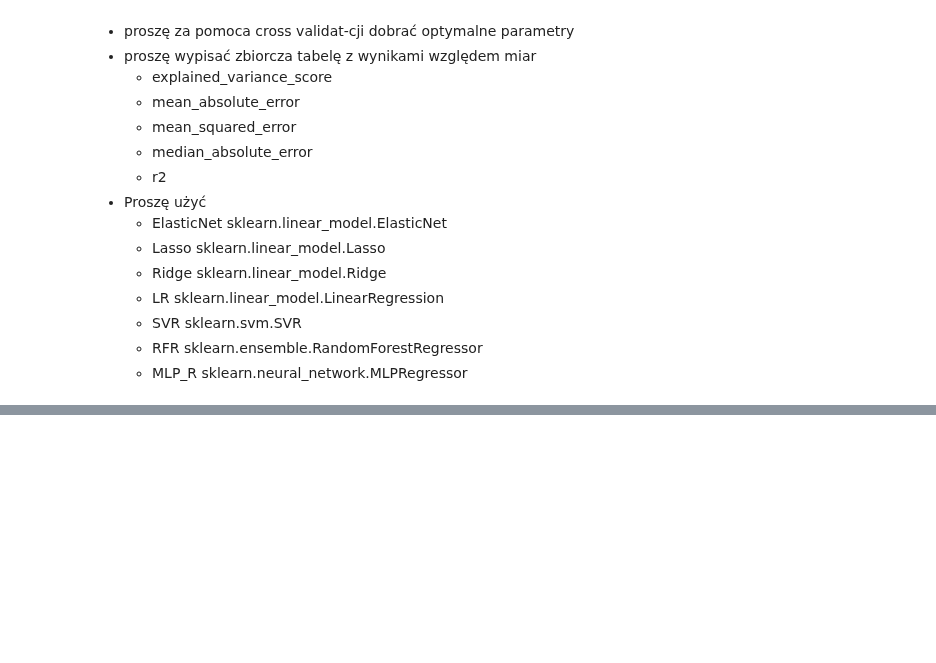
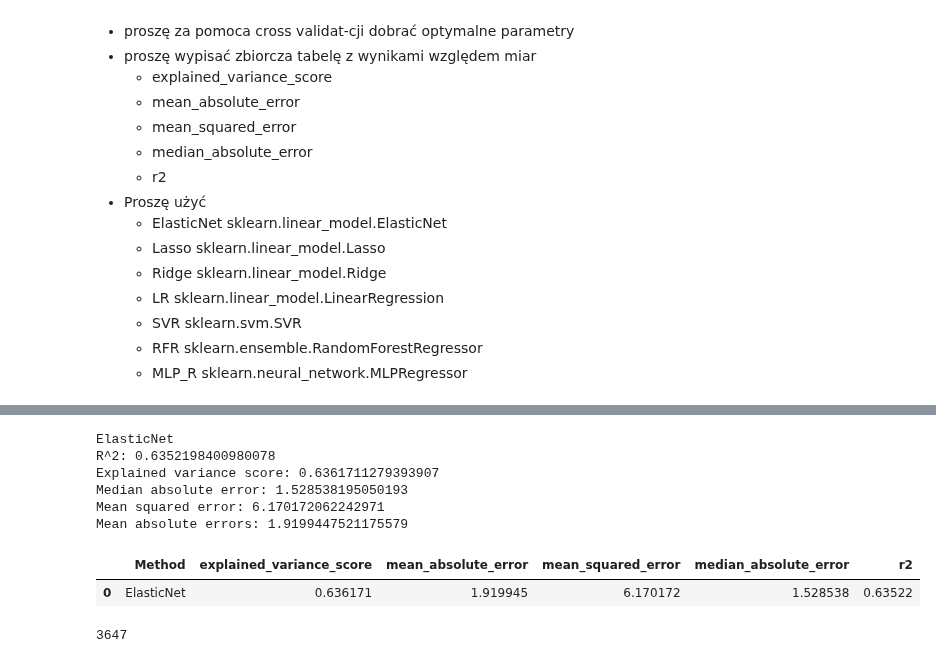
Before and after one commit to przem85/bootcamp, a Jupyter notebook: statistics/D15_Z19_series_to_supervised.ipynb, the cells around one changed output, grey strips where cells are left out. Drawn from its saved outputs; the diff is of its cells as text; code cells hidden in the pictures; blank space fills up the shorter version.

```diff
--- a/statistics/D15_Z19_series_to_supervised.ipynb
+++ b/statistics/D15_Z19_series_to_supervised.ipynb
@@ -112,0 +140,57 @@ X_train, X_test, y_train, y_test = train_test_split(X, y, test_size=0.20, random
+# %%
+from sklearn import  metrics
+
+
+models = []
+models.append(('ElasticNet', grid_1.best_estimator_))
+# models.append(('Lasso', grid_2.best_estimator_))
+# models.append(('Ridge', grid_3.best_estimator_))
+# models.append(('LR', grid_4.best_estimator_))
+# models.append(('SVR', grid_5.best_estimator_))
+# models.append(('RFR', grid_6.best_estimator_))
+# models.append(('MLP_R', grid_7.best_estimator_))
+
+r2 = []
+explained_variance_score = []
+median_absolute_error = []
+mean_squared_error = []
+mean_absolute_error = []
+for name, model in models:
+    print(name)
+    print("R^2: {}".format(metrics.r2_score(y_test, model.predict(X_test)) ))
+    print("Explained variance score: {}".format( metrics.explained_variance_score(y_test, model.predict(X_test)) ))
+    print("Median absolute error: {}".format( metrics.median_absolute_error(y_test, model.predict(X_test)) ))
+    print("Mean squared error: {}".format( metrics.mean_squared_error(y_test, model.predict(X_test)) ))
+    print("Mean absolute errors: {}".format(metrics.mean_absolute_error(y_test, model.predict(X_test)) ))
+    r2.append(metrics.r2_score(y_test, model.predict(X_test)))
+    explained_variance_score.append(metrics.explained_variance_score(y_test, model.predict(X_test)))
+    median_absolute_error.append( metrics.median_absolute_error(y_test, model.predict(X_test)))
+    mean_squared_error.append(metrics.mean_squared_error(y_test, model.predict(X_test)))
+    mean_absolute_error.append(metrics.mean_absolute_error(y_test, model.predict(X_test)))
+# %% [output]
+ElasticNet
+R^2: 0.6352198400980078
+Explained variance score: 0.6361711279393907
+Median absolute error: 1.528538195050193
+Mean squared error: 6.170172062242971
+Mean absolute errors: 1.9199447521175579
+# %%
+import pandas as pd
+d = {'r2': r2,
+     'explained_variance_score': explained_variance_score,
+     'median_absolute_error': median_absolute_error,
+     'mean_squared_error' : mean_squared_error,
+     'mean_absolute_error' : mean_absolute_error,
+    }
+df = pd.DataFrame(data=d)
+df.insert(loc=0, column='Method', value=['ElasticNet'])
+df
+# %% [output]
+|  | Method | explained_variance_score | mean_absolute_error | mean_squared_error | median_absolute_error | r2 |
+| 0 | ElasticNet | 0.636171 | 1.919945 | 6.170172 | 1.528538 | 0.63522 |
+# %%
+train = series
+test = test_series
+series_row.shape[0]
+# %% [output]
+3647
```
Also changed, not shown: parts of 10 cells of this notebook.
